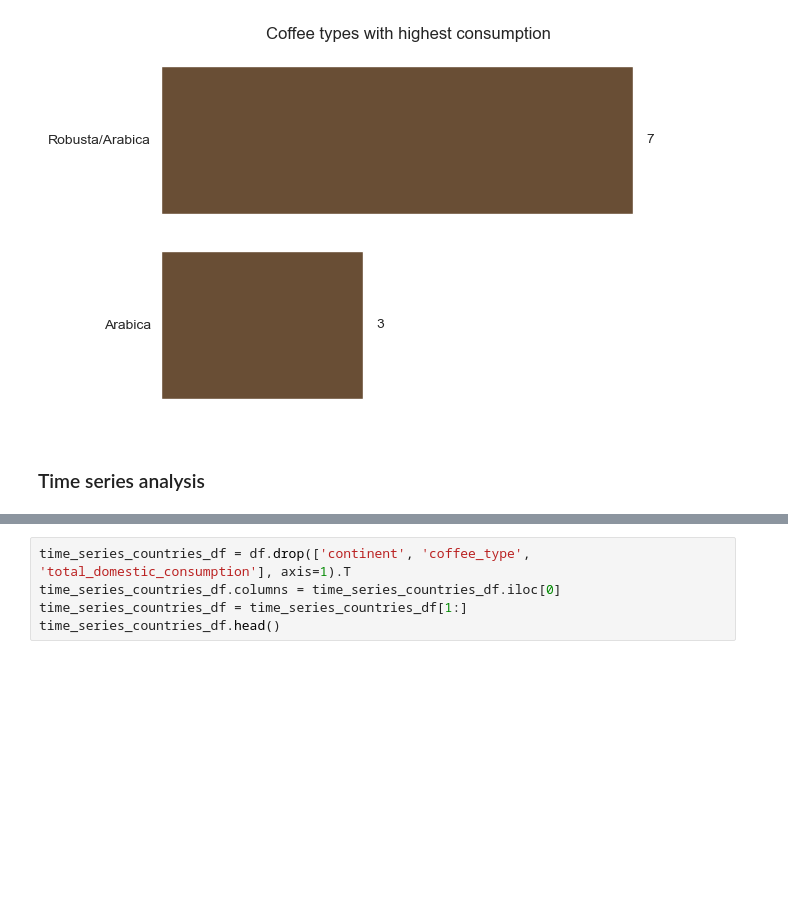
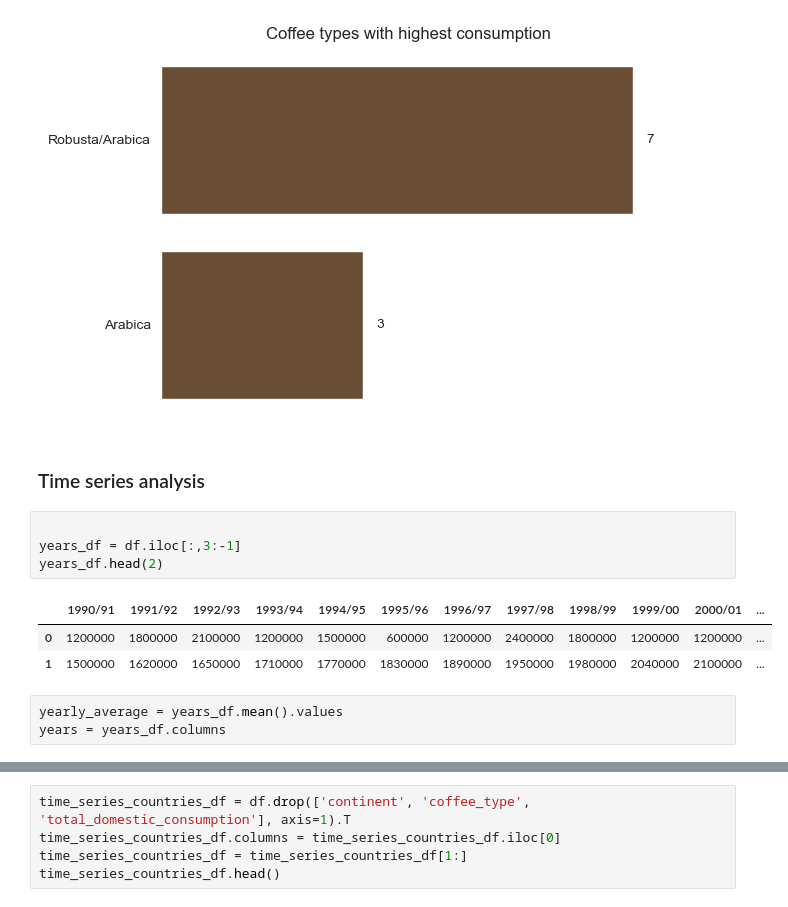
Before and after one commit to samaregbesola/coffee-domestic-consumption-analysis, a Jupyter notebook: notebooks/coffee_domestic_consumption_clean_and_EDA.ipynb, the cells around one changed output, grey strips where cells are left out. Saved outputs shown, nothing was run; the diff lists cells and outputs as text; blank space fills up the shorter version.

```diff
--- a/notebooks/coffee_domestic_consumption_clean_and_EDA.ipynb
+++ b/notebooks/coffee_domestic_consumption_clean_and_EDA.ipynb
@@ -546,3 +546,14 @@ plot_countplot(data=top_10_countries,
 [figure]
 # %% [markdown]
 ### Time series analysis
+# %%
+
+years_df = df.iloc[:,3:-1]
+years_df.head(2)
+# %% [output]
+|  | 1990/91 | 1991/92 | 1992/93 | 1993/94 | 1994/95 | 1995/96 | 1996/97 | 1997/98 | 1998/99 | 1999/00 | 2000/01 | ... |
+| 0 | 1200000 | 1800000 | 2100000 | 1200000 | 1500000 | 600000 | 1200000 | 2400000 | 1800000 | 1200000 | 1200000 | ... |
+| 1 | 1500000 | 1620000 | 1650000 | 1710000 | 1770000 | 1830000 | 1890000 | 1950000 | 1980000 | 2040000 | 2100000 | ... |
+# %%
+yearly_average = years_df.mean().values
+years = years_df.columns
```
Also changed, not shown: parts of 7 cells of this notebook, 3 other files.
